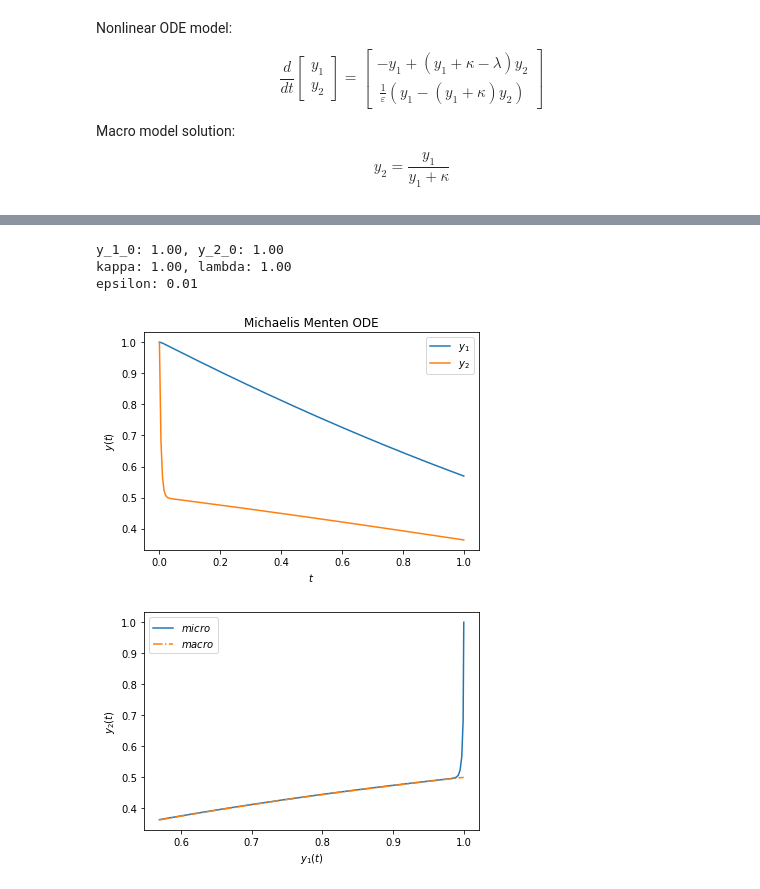
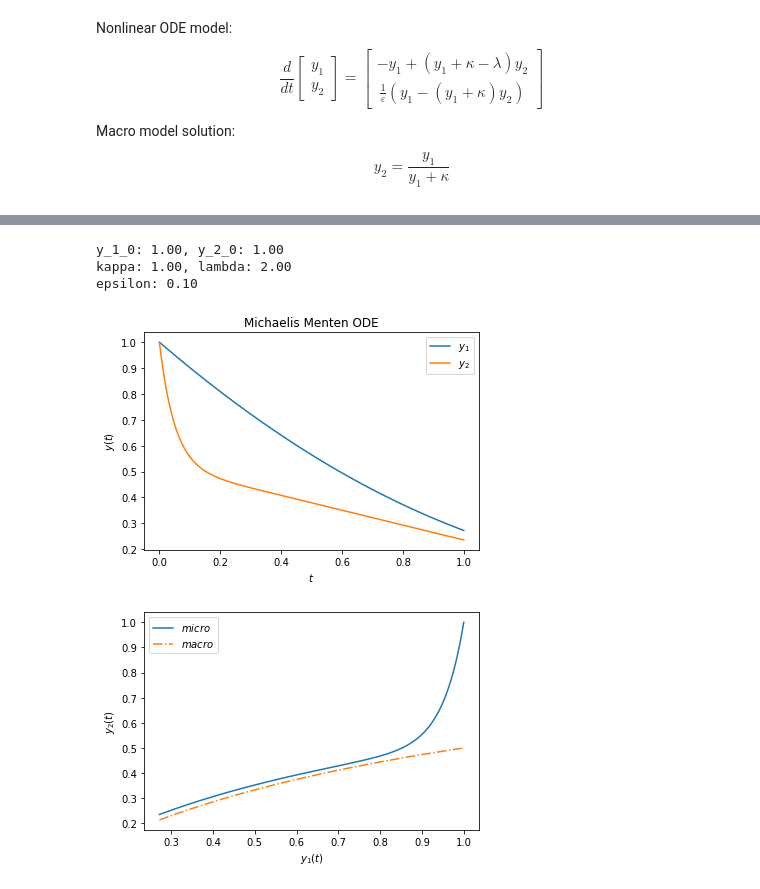
Before and after one commit to CPShub/LectureMultiscaleMethods, a Jupyter notebook: 01_michaelismenten.ipynb, the cells around one changed output, grey strips where cells are left out. Saved outputs shown, nothing was run; the diff lists cells and outputs as text; code cells hidden in the pictures.

```diff
--- a/01_michaelismenten.ipynb
+++ b/01_michaelismenten.ipynb
@@ -40,10 +42,10 @@ y_2=\frac{y_1}{y_1+\kappa}
 interactive(children=(FloatSlider(value=1.0, description='y_1_0', max=2.51, step=0.5), FloatSlider(value=1.0, …
 [interactive output not drawn]
 # %%
-p_01_ode.solve(list(w.result.values()))
+p_01_ode.eval_y1_y2(list(w.result.values()))
 # %% [output]
 y_1_0: 1.00, y_2_0: 1.00
-kappa: 1.00, lambda: 1.00
-epsilon: 0.01
+kappa: 1.00, lambda: 2.00
+epsilon: 0.10
-[figure, old version]
+[figure, new version]
-[figure, old version]
+[figure, new version]
```
Also changed, not shown: parts of 1 cell of this notebook.
